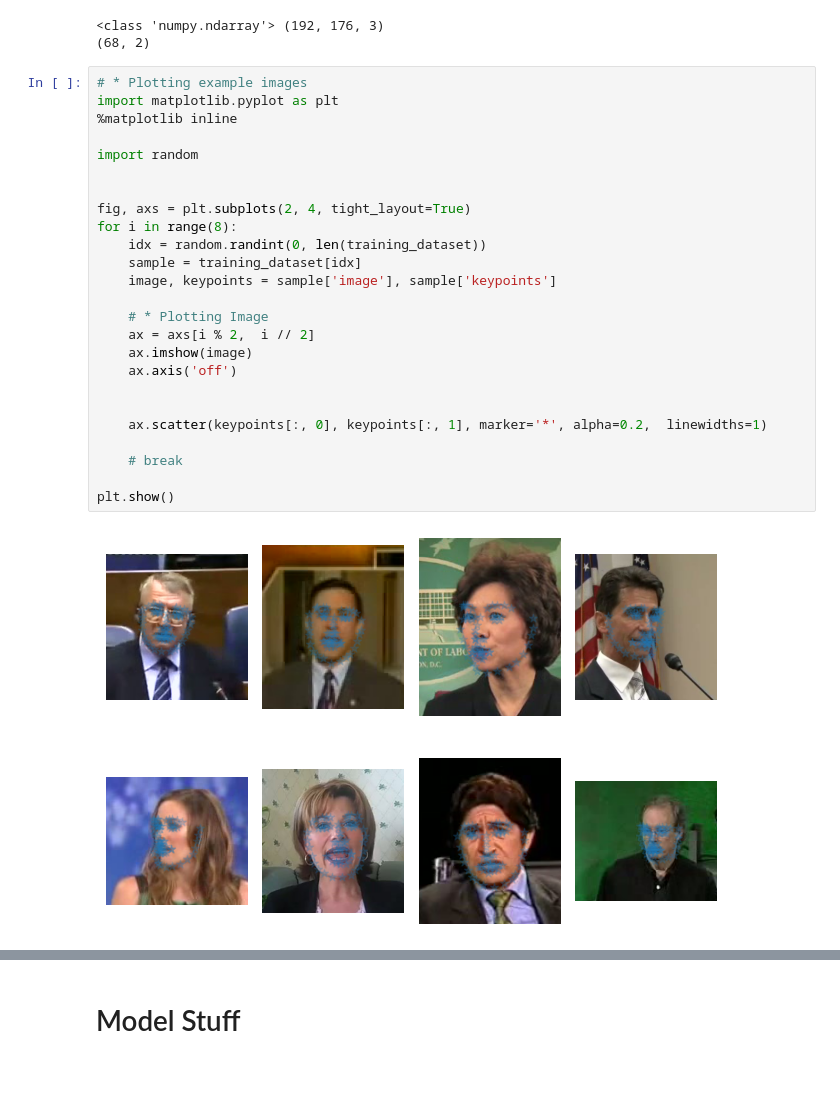
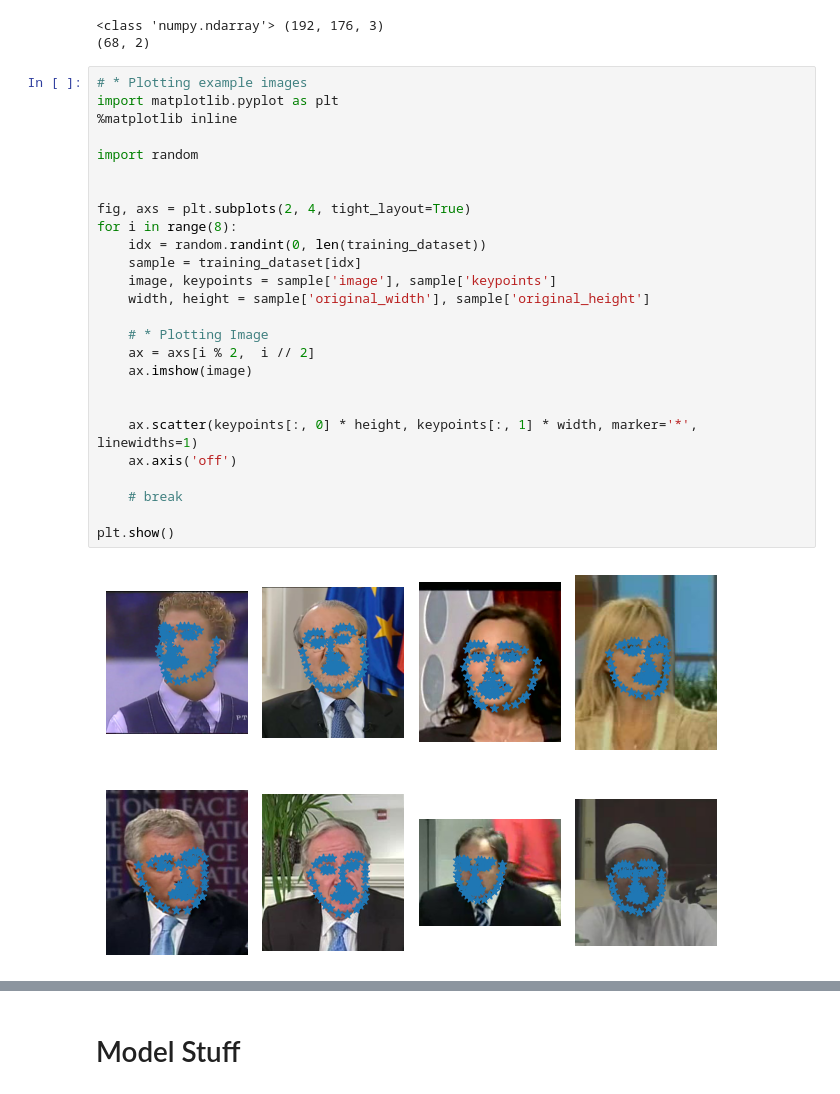
Before and after one commit to abdulahadbutt/CV701-Assignment4, a Jupyter notebook: EDA.ipynb, the cells around one changed output, grey strips where cells are left out. Saved outputs shown, nothing was run; the diff lists cells and outputs as text.

```diff
--- a/EDA.ipynb
+++ b/EDA.ipynb
@@ -28,27 +28,28 @@ print(keypoints.shape)
 # %%
 # * Plotting example images
 import matplotlib.pyplot as plt
 %matplotlib inline
 
 import random
 
 
 fig, axs = plt.subplots(2, 4, tight_layout=True)
 for i in range(8):
     idx = random.randint(0, len(training_dataset))
     sample = training_dataset[idx]
     image, keypoints = sample['image'], sample['keypoints']
+    width, height = sample['original_width'], sample['original_height']
 
     # * Plotting Image
     ax = axs[i % 2,  i // 2]
     ax.imshow(image)
-    ax.axis('off')
 
 
-    ax.scatter(keypoints[:, 0], keypoints[:, 1], marker='*', alpha=0.2,  linewidths=1)
+    ax.scatter(keypoints[:, 0] * height, keypoints[:, 1] * width, marker='*',  linewidths=1)
+    ax.axis('off')
 
     # break
 
 plt.show()
 # %% [output]
-[figure, old version]
+[figure, new version]
```
Also changed, not shown: parts of 1 cell of this notebook, 4 other files.
